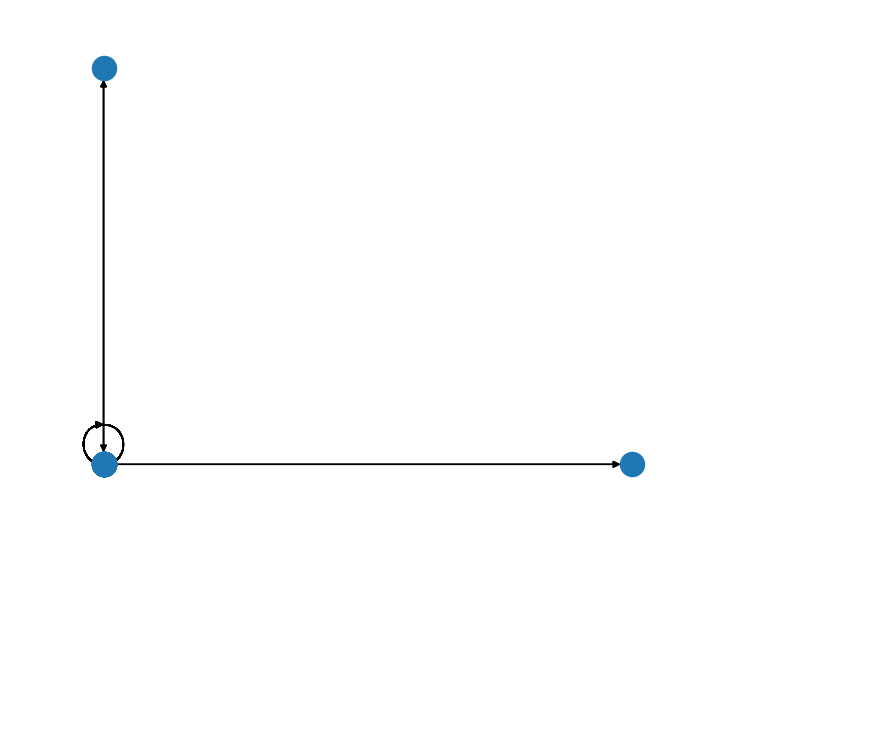
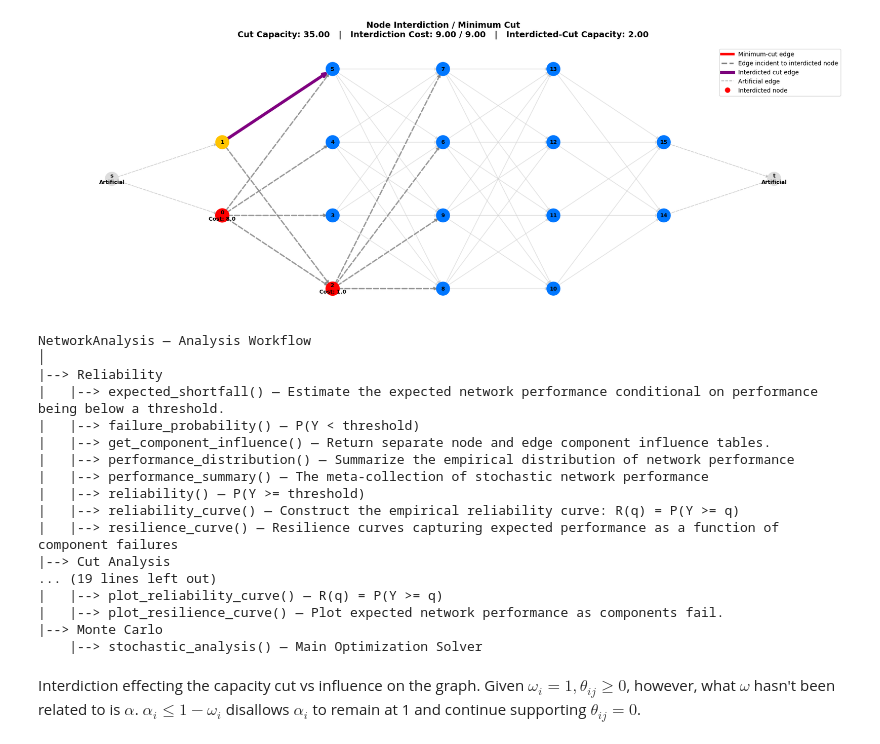
Before and after one commit to Sheldor287/repo, a Jupyter notebook: networks/notebooks/linear_programming.ipynb, the cells around one changed output. Drawn from its saved outputs; the diff is of its cells as text; code cells hidden in the pictures; blank space fills up the shorter version.

```diff
--- a/networks/notebooks/linear_programming.ipynb
+++ b/networks/notebooks/linear_programming.ipynb
@@ -10,7 +10,7 @@ if str(parent_dir) not in sys.path:
 from src.graph_utils import create_layered_graph, assign_properties
 from src.lp import standard_max_flow
 
-layer_sizes = [2, 5, 2, 5, 3, 2]
+layer_sizes = [2, 4, 4, 4, 2]
 G, layers = create_layered_graph(layer_sizes)
 G = assign_properties(G, layer_sizes)
 result, flow_dict = standard_max_flow(G)
@@ -689,9 +1686,0 @@ print(norm_l)
-# %%
-L = nx.laplacian_matrix(G).toarray()
-eigenvalues, eigenvectors = np.linalg.eigh(L)
-v2 = eigenvectors[:, 1]
-v3 = eigenvectors[:, 2]
-pos = {n: (v2[i], v3[i])for i, n in enumerate(G.nodes())}
-nx.draw(G, pos=pos)
-# %% [output]
-[figure, removed]
@@ -697,0 +1697,33 @@ nx.draw(G, pos=pos)
+# %%
+lp = LP(G, model_type='zerosum_mf_static_nodes')
+solution = LP_Solver(lp)
+vis = GraphDrawer(solution)
+vis.draw(mode='interdiction')
+# %% [output]
+[figure, added]
+# %%
+lp = LP(G, model_type="max_flow")
+solution = LP_Solver(lp)
+analysis = NetworkAnalysis(solution)
+#df = analysis.stochastic_analysis(200)
+analysis.show_workflow()
+# %% [output]
+NetworkAnalysis — Analysis Workflow
+│
+|--> Reliability
+|   |--> expected_shortfall() — Estimate the expected network performance conditional on performance being below a threshold.
+|   |--> failure_probability() — P(Y < threshold)
+|   |--> get_component_influence() — Return separate node and edge component influence tables.
+|   |--> performance_distribution() — Summarize the empirical distribution of network performance
+|   |--> performance_summary() — The meta-collection of stochastic network performance
+|   |--> reliability() — P(Y >= threshold)
+|   |--> reliability_curve() — Construct the empirical reliability curve: R(q) = P(Y >= q)
+|   |--> resilience_curve() — Resilience curves capturing expected performance as a function of component failures
+|--> Cut Analysis
+... (19 lines left out)
+|   |--> plot_reliability_curve() — R(q) = P(Y >= q)
+|   |--> plot_resilience_curve() — Plot expected network performance as components fail.
+|--> Monte Carlo
+    |--> stochastic_analysis() — Main Optimization Solver
+# %% [markdown]
+Interdiction effecting the capacity cut vs influence on the graph. Given $\omega_i=1, \theta_{ij} \geq 0$, however, what $\omega$ hasn't been related to is $\alpha$. $\alpha_i \leq 1-\omega_i$ disallows $\alpha_i$ to remain at 1 and continue supporting $\theta_{ij} =0$.
```
Also changed, not shown: parts of 9 cells of this notebook, 23 other files.
